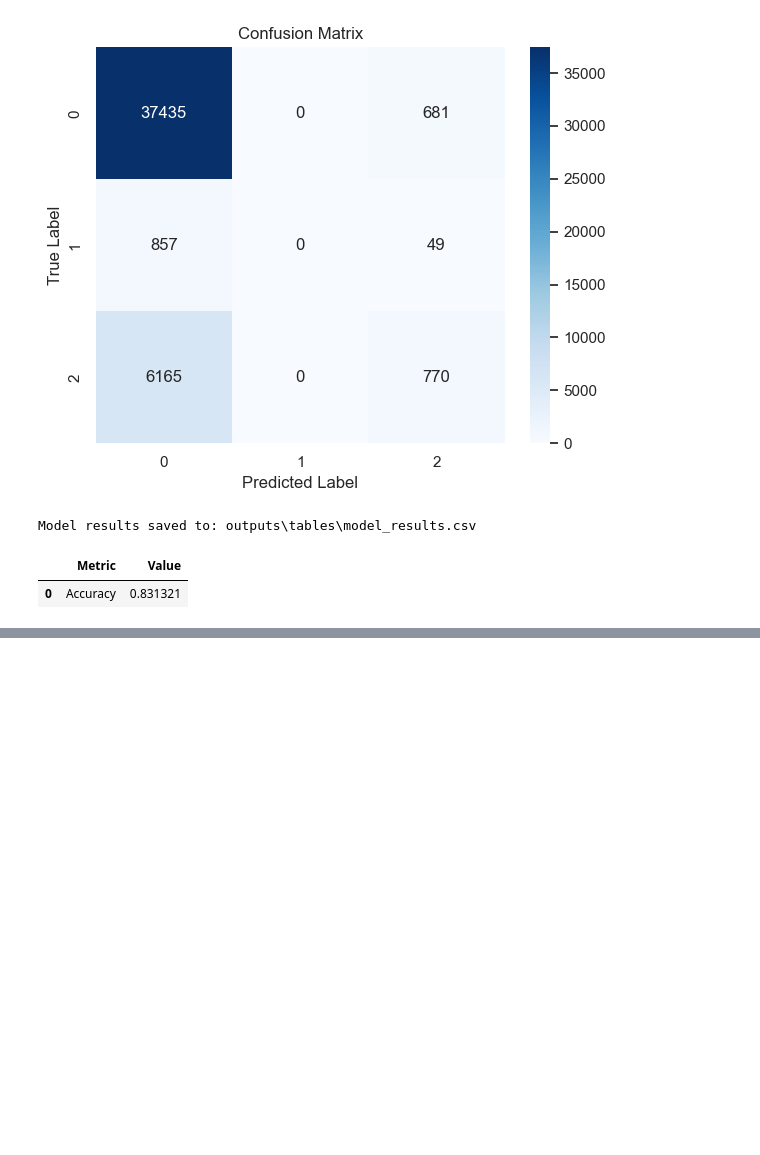
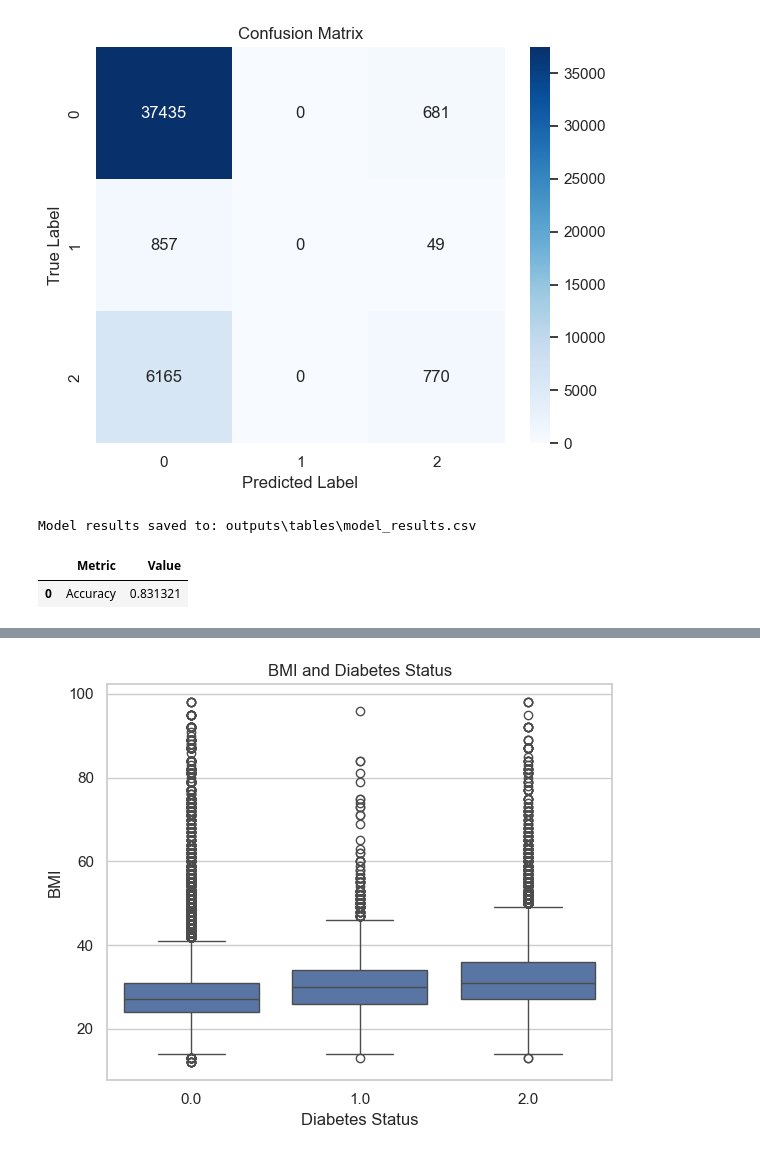
Before and after one commit to Amaanster1234/INFO-I211---Final-Project-, a Jupyter notebook: final_project.ipynb, the cells around one changed output, grey strips where cells are left out. Cells and saved outputs as stored; diff of their text form; code cells hidden in the pictures; blank space fills up the shorter version.

```diff
--- a/final_project.ipynb
+++ b/final_project.ipynb
@@ -1099,0 +1155,17 @@ Model results saved to: outputs\tables\model_results.csv
+# %%
+# ----------------------------
+# Final BMI visualization
+# ----------------------------
+
+plt.figure(figsize=(6,5))
+sns.boxplot(x="DiabetesStatus", y="BMI", data=df)
+
+plt.title("BMI and Diabetes Status")
+plt.xlabel("Diabetes Status")
+plt.ylabel("BMI")
+
+plt.tight_layout()
+plt.savefig(os.path.join(figures_folder, "final_bmi_plot.png"))
+plt.show()
+# %% [output]
+[figure, added]
```
Also changed, not shown: parts of 5 cells of this notebook.
